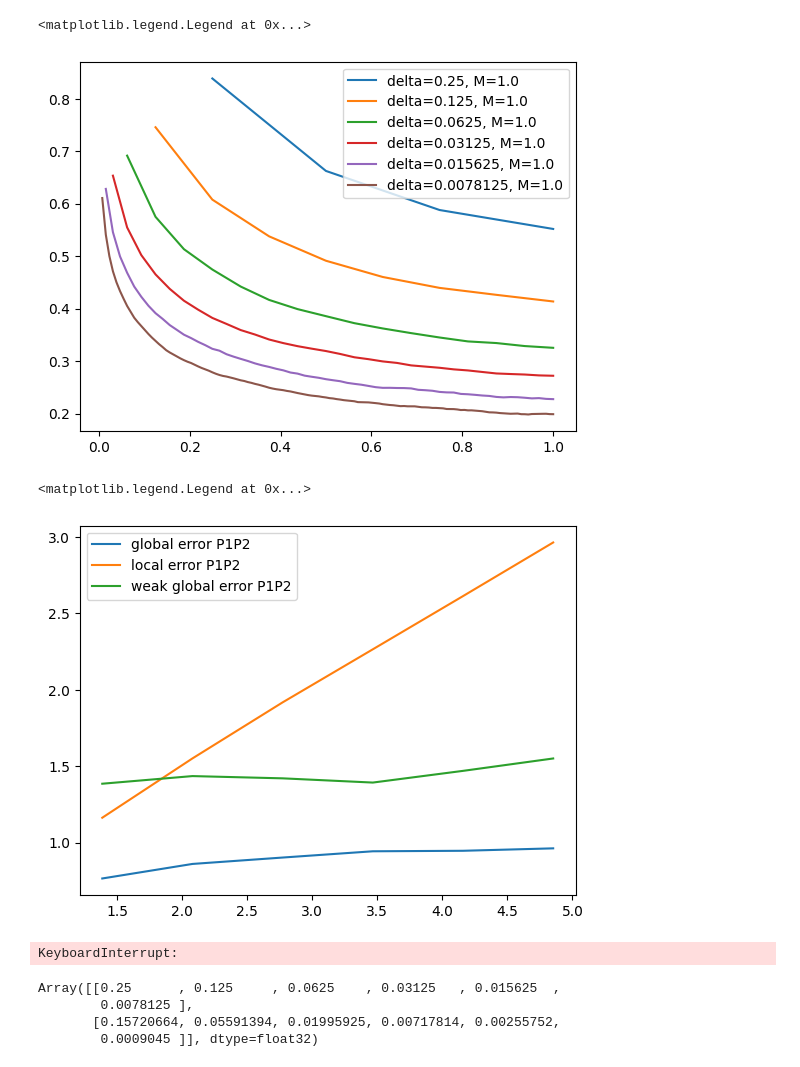
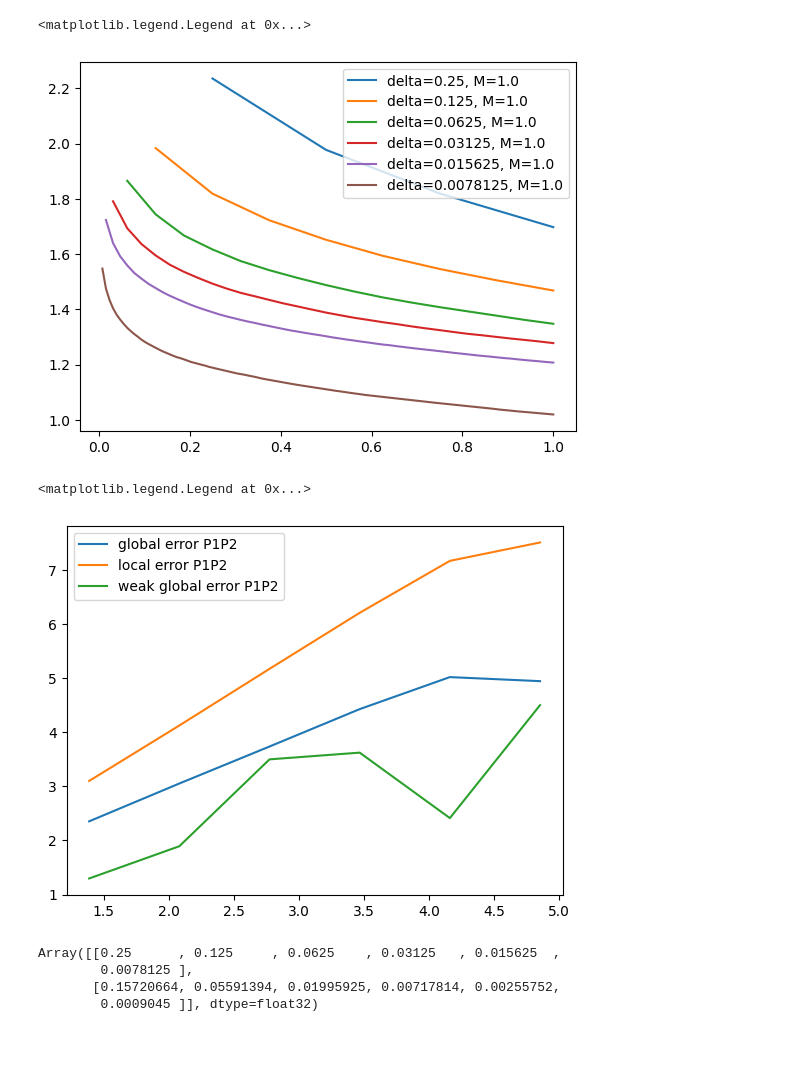
Before and after one commit to ylefay/bayesianSDEsolver, a Jupyter notebook: scripts/Untitled.ipynb, the cells around one changed output. Drawn from its saved outputs; the diff is of its cells as text; code cells hidden in the pictures.

```diff
--- a/scripts/Untitled.ipynb
+++ b/scripts/Untitled.ipynb
@@ -5,30 +8,31 @@ from sklearn.linear_model import LinearRegression
 # %%
 Ns = jnp.array([4, 8, 16, 32, 64, 128])
 deltas = jnp.array([0.25, 0.125, 0.0625, 0.03125, 0.015625, 0.0078125])
 fineDeltas = Ns ** 1
+fineDeltas = Ns ** 0
 Mdeltas = jnp.ones((len(deltas),)) * Ns ** 0
 Ndeltas = Ns
-solver = "ssm_parabola"
-prefix = "langevin" + solver
+solver = "ssm_parabola_ekf0"
+prefix = "IBM" + solver
 folder = "./"
 for n in range(len(Ndeltas)):
     N = Ndeltas[n]
     delta = deltas[n]
     M = Mdeltas[n]
     fine = fineDeltas[n]
     paths_1 = jnp.load(f'{folder}/{prefix}_pathwise_sols_{N}_{M}.npy')
     paths_2 = jnp.load(f'{folder}/{prefix}_pathwise_sols2_{N}_{fine}.npy')
     N = int(N)
     N += 1
     assert N == len(paths_1[0]) == len(paths_2[0])
     ts = jnp.linspace(0, 1, N)
     ranged = range(N)
     plt.plot(ts, jnp.log(jnp.mean(jnp.linalg.norm(paths_1 - paths_2, axis=-1), axis=0)) / jnp.log(delta),
-         label=f'delta={delta}, M={M}')
+             label=f'delta={delta}, M={M}')
 plt.legend()
 # %% [output]
 <matplotlib.legend.Legend at 0x...>
-[figure, old version]
+[figure, new version]
 # %%
 x0 = jnp.ones((2,))
 STRONG_GLOBAL_ERRORS_P1P2 = []
@@ -36,7 +40,7 @@ STRONG_GLOBAL_ERRORS_P1X = []
 STRONG_LOCAL_ERRORS_P1P2 = []
 STRONG_LOCAL_ERRORS_P1X = []
 WEAK_GLOBAL_ERRORS_P1P2 = []
-WEAK_POLYNOMIAL = lambda x: x.T@x
+WEAK_POLYNOMIAL = lambda x: x.T @ x
 COV_HYPOELLIPTIC_COMPONENT_ERRORS = []
 for n in range(len(deltas)):
     N = Ndeltas[n]
@@ -65,24 +69,28 @@ for n in range(len(deltas)):
     #STRONG_GLOBAL_ERROR_P1X = jnp.max(jnp.mean(jnp.linalg.norm(paths_1 - X, axis=-1), axis=0), axis=-1)
     STRONG_LOCAL_ERROR_P1P2 = jnp.mean(jnp.linalg.norm(paths_2[:, 1] - paths_1[:, 1], axis=-1), axis=0)
     #STRONG_LOCAL_ERROR_P1X = jnp.mean(jnp.linalg.norm(paths_1[:, 1] - X[:, 1], axis=-1), axis=0)
-    MOMENT_P1 = jnp.array([WEAK_POLYNOMIAL(paths_1[i, -1, jnp.newaxis,:]) for i in range(paths_1.shape[0])])
-    MOMENT_P2 = jnp.array([WEAK_POLYNOMIAL(paths_2[i, -1, jnp.newaxis,:]) for i in range(paths_2.shape[0])])
-    WEAK_GLOBAL_ERROR_P1P2 = jnp.linalg.norm(jnp.linalg.norm(jnp.mean(MOMENT_P2, axis=0)-jnp.mean(MOMENT_P1, axis=0),axis=-1),axis=-1)
+    MOMENT_P1 = jnp.array([WEAK_POLYNOMIAL(paths_1[i, -1, jnp.newaxis, :]) for i in range(paths_1.shape[0])])
+    #MOMENT_P2 = jnp.array([WEAK_POLYNOMIAL(paths_2[i, -1, jnp.newaxis,:]) for i in range(paths_2.shape[0])])
+    #WEAK_GLOBAL_ERROR_P1P2 = jnp.linalg.norm(jnp.linalg.norm(jnp.mean(MOMENT_P2, axis=0)-jnp.mean(MOMENT_P1, axis=0),axis=-1),axis=-1)
     #ONLY FOR IBM
+    WEAK_GLOBAL_ERROR_P1GroundTruth = jnp.linalg.norm(jnp.linalg.norm(jnp.mean(MOMENT_P1, axis=0)-jnp.array([[4+1/3, 2+1/2],                                                            [2+1/2, 1+1]]),axis=-1),axis=-1)
+    #WEAK_GLOBAL_ERROR_P1GroundTruth = jnp.linalg.norm(jnp.linalg.norm(jnp.cov(paths_1[:, -1], rowvar=False)-jnp.array([[1/3, 1/2],
+    #                                                 [1/2, 1]]), axis=-1), axis=-1)
     #COV_HYPOELLIPTIC_COMPONENT_ERROR = jnp.max(jnp.abs(jnp.diag(jnp.cov(paths_1[:,:,0], rowvar=False))-jnp.linspace(0, 1, N+1)**3/3), axis=-1)
-    COV_HYPOELLIPTIC_COMPONENT_ERROR = jnp.max(jnp.abs(jnp.diag(jnp.cov(paths_1[:,:,0], rowvar=False))-jnp.diag(jnp.cov(paths_2[:,:,0], rowvar=False))), axis=-1)
+    #COV_HYPOELLIPTIC_COMPONENT_ERROR = jnp.max(jnp.abs(jnp.diag(jnp.cov(paths_1[:,:,0], rowvar=False))-jnp.diag(jnp.cov(paths_2[:,:,0], rowvar=False))), axis=-1)
+
     STRONG_GLOBAL_ERRORS_P1P2.append(STRONG_GLOBAL_ERROR_P1P2)
     #STRONG_GLOBAL_ERRORS_P1X.append(STRONG_GLOBAL_ERROR_P1X)
     STRONG_LOCAL_ERRORS_P1P2.append(STRONG_LOCAL_ERROR_P1P2)
     #STRONG_LOCAL_ERRORS_P1X.append(STRONG_LOCAL_ERROR_P1X)
-    WEAK_GLOBAL_ERRORS_P1P2.append(WEAK_GLOBAL_ERROR_P1P2)
-    COV_HYPOELLIPTIC_COMPONENT_ERRORS.append(COV_HYPOELLIPTIC_COMPONENT_ERROR)
+    WEAK_GLOBAL_ERRORS_P1P2.append(WEAK_GLOBAL_ERROR_P1GroundTruth)
+    #COV_HYPOELLIPTIC_COMPONENT_ERRORS.append(COV_HYPOELLIPTIC_COMPONENT_ERROR)
 STRONG_GLOBAL_ERRORS_P1P2 = jnp.array(STRONG_GLOBAL_ERRORS_P1P2)
 #STRONG_GLOBAL_ERRORS_P1X = jnp.array(STRONG_GLOBAL_ERRORS_P1X)
 STRONG_LOCAL_ERRORS_P1P2 = jnp.array(STRONG_LOCAL_ERRORS_P1P2)
 #STRONG_LOCAL_ERRORS_P1X = jnp.array(STRONG_LOCAL_ERRORS_P1X)
 WEAK_GLOBAL_ERRORS_P1P2 = jnp.array(WEAK_GLOBAL_ERRORS_P1P2)
-COV_HYPOELLIPTIC_COMPONENT_ERRORS = jnp.array(COV_HYPOELLIPTIC_COMPONENT_ERRORS)
+#COV_HYPOELLIPTIC_COMPONENT_ERRORS = jnp.array(COV_HYPOELLIPTIC_COMPONENT_ERRORS)
 plt.plot(-jnp.log(deltas), -jnp.log(STRONG_GLOBAL_ERRORS_P1P2), label='global error P1P2')
 #plt.plot(-jnp.log(deltas), -jnp.log(STRONG_GLOBAL_ERRORS_P1X), label='global error P1X')
 plt.plot(-jnp.log(deltas), -jnp.log(STRONG_LOCAL_ERRORS_P1P2), label='local error P1P2')
@@ -92,7 +100,7 @@ plt.plot(-jnp.log(deltas), -jnp.log(WEAK_GLOBAL_ERRORS_P1P2), label='weak global
 plt.legend()
 # %% [output]
 <matplotlib.legend.Legend at 0x...>
-[figure, old version]
+[figure, new version]
 # %%
 linear_regressor = LinearRegression().fit(-jnp.log(deltas).reshape(-1, 1), -jnp.log(STRONG_GLOBAL_ERRORS_P1P2))
 print(linear_regressor.coef_)
@@ -104,9 +110,4 @@ linear_regressor = LinearRegression().fit(-jnp.log(deltas).reshape(-1, 1), -jnp.
 print(linear_regressor.coef_)
 linear_regressor = LinearRegression().fit(-jnp.log(deltas).reshape(-1, 1), -jnp.log(STRONG_LOCAL_ERRORS_P1X))
 print(linear_regressor.coef_)
-# %%
-MOMENT_P1 = jnp.array([[WEAK_POLYNOMIAL(paths_1[i, j, jnp.newaxis,:]) for j in range(paths_1.shape[1])] for i in range(paths_1.shape[0])])
-MOMENT_P2 = jnp.array([[WEAK_POLYNOMIAL(paths_2[i, j, jnp.newaxis,:]) for j in range(paths_2.shape[1])] for i in range(paths_2.shape[0])])
-# %% [output]
-KeyboardInterrupt:
 # %%
```
Also changed, not shown: parts of 14 cells of this notebook, 4 other files.
